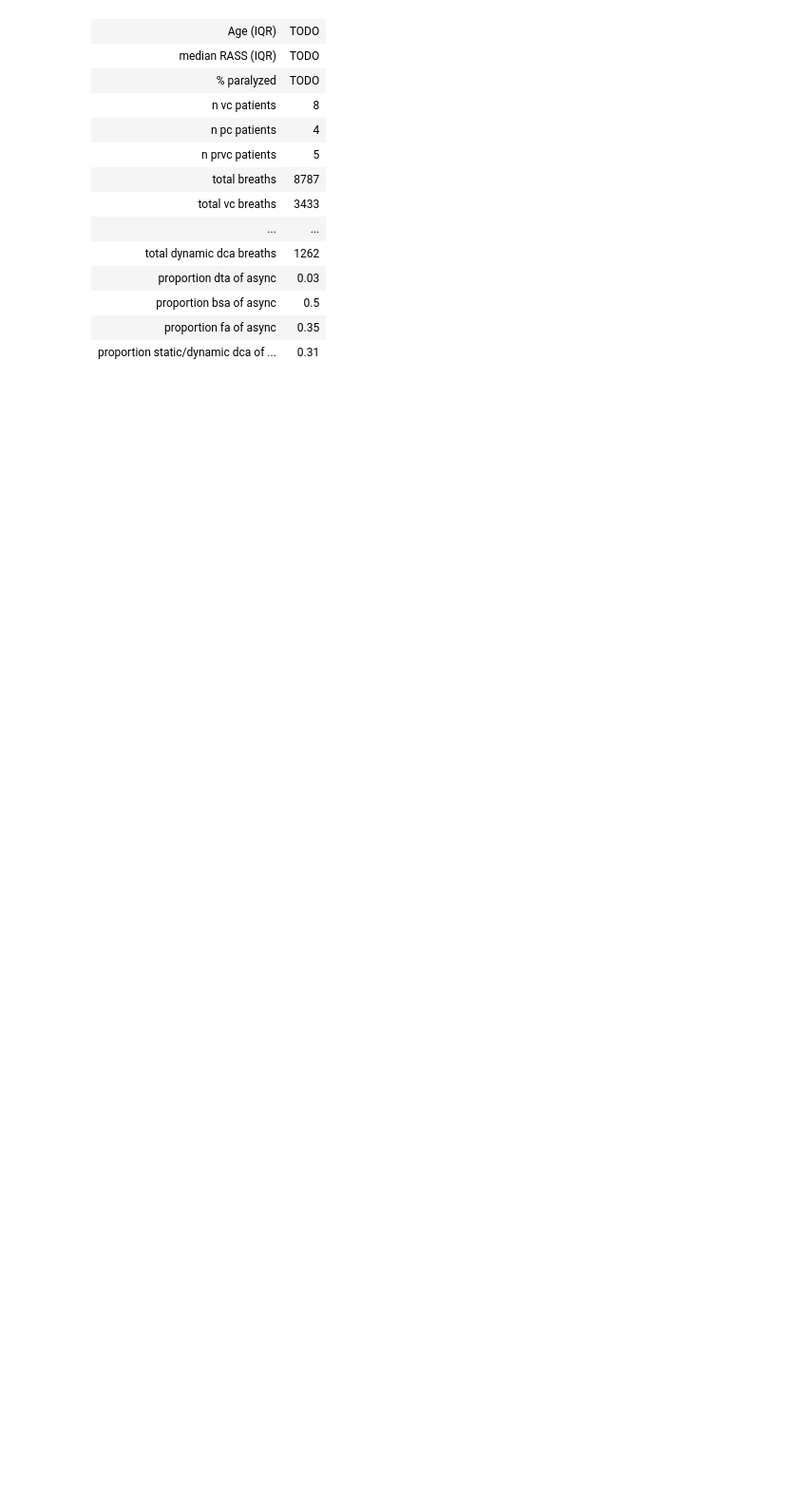
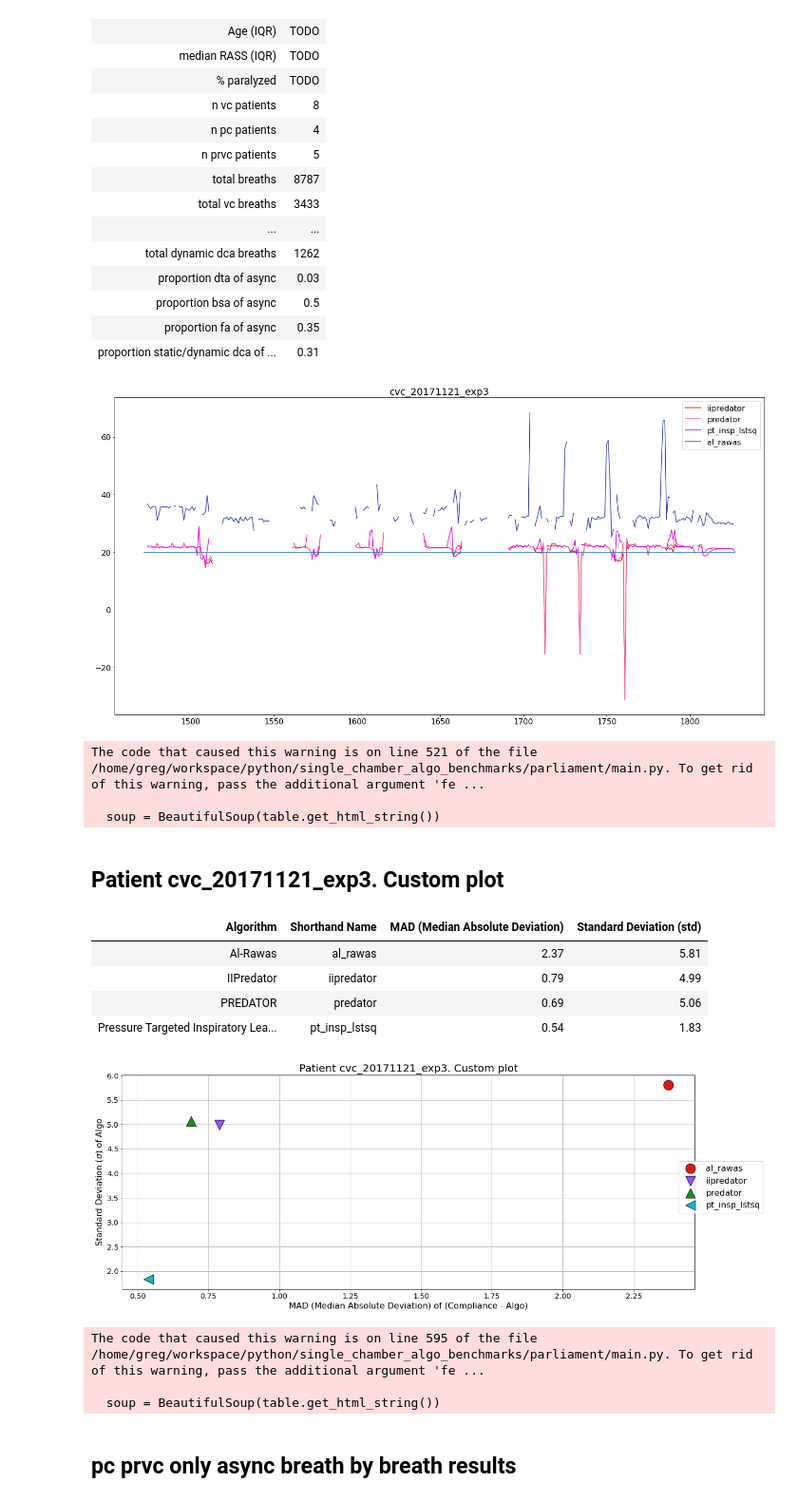
Before and after one commit to hahnicity/ventparliament, a Jupyter notebook: parliament/experiments.ipynb, the cells around one changed output. Shown at 95% size. Saved outputs shown, nothing was run; the diff lists cells and outputs as text; code cells hidden in the pictures; blank space fills up the shorter version.

```diff
--- a/parliament/experiments.ipynb
+++ b/parliament/experiments.ipynb
@@ -45,3 +45,21 @@ Data Descriptive Statistics
 | proportion bsa of async | 0.5 |
 | proportion fa of async | 0.35 |
 | proportion static/dynamic dca of ... | 0.31 |
+# %%
+container.visualize_patient('cvc_20171121_exp3', ['iipredator', 'predator', 'pt_insp_lstsq', 'al_rawas'])
+# %% [output]
+[figure, added]
+The code that caused this warning is on line 521 of the file /home/greg/workspace/python/single_chamber_algo_benchmarks/parliament/main.py. To get rid of this warning, pass the additional argument 'fe ...
+
+  soup = BeautifulSoup(table.get_html_string())
+Patient cvc_20171121_exp3. Custom plot
+| Algorithm | Shorthand Name | MAD (Median Absolute Deviation) | Standard Deviation (std) |
+| Al-Rawas | al_rawas | 2.37 | 5.81 |
+| IIPredator | iipredator | 0.79 | 4.99 |
+| PREDATOR | predator | 0.69 | 5.06 |
+| Pressure Targeted Inspiratory Lea... | pt_insp_lstsq | 0.54 | 1.83 |
+[figure, added]
+The code that caused this warning is on line 595 of the file /home/greg/workspace/python/single_chamber_algo_benchmarks/parliament/main.py. To get rid of this warning, pass the additional argument 'fe ...
+
+  soup = BeautifulSoup(table.get_html_string())
+pc prvc only async breath by breath results
```
Also changed, not shown: parts of 4 cells of this notebook, 2 other files.
